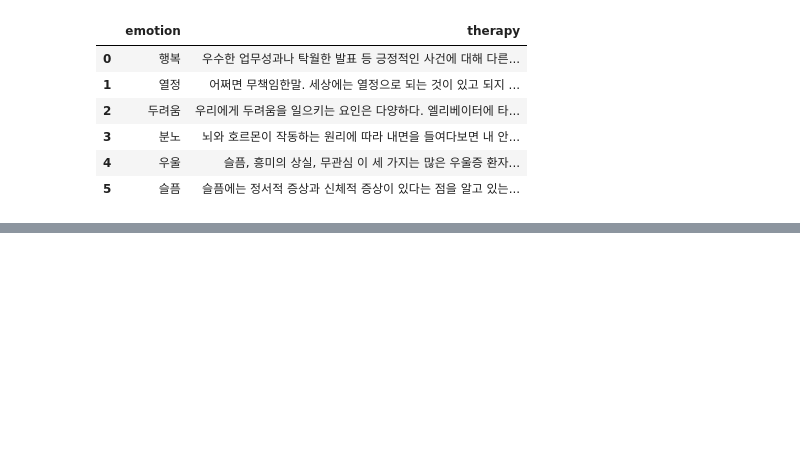
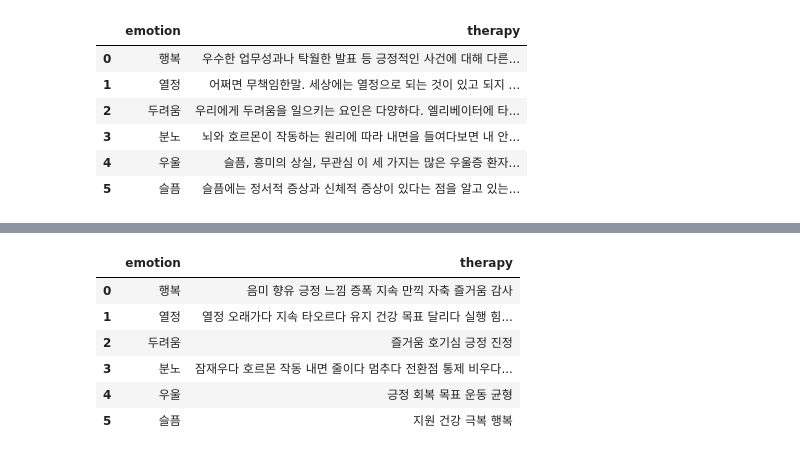
Before and after one commit to sigongjoa/emotion_thearpy, a Jupyter notebook: notebooks/check_emtion_data.ipynb, the cells around one changed output, grey strips where cells are left out. Cells and saved outputs as stored; diff of their text form; code cells hidden in the pictures; blank space fills up the shorter version.

```diff
--- a/notebooks/check_emtion_data.ipynb
+++ b/notebooks/check_emtion_data.ipynb
@@ -294,0 +238,11 @@ XYZ.sim_word_to_csv(1000,f'simwords {topn} in wiki data.csv')
+# %%
+h_data = pd.read_csv("../data/emotion_data_hand_craft.csv")
+h_data
+# %% [output]
+|  | emotion | therapy |
+| 0 | 행복 | 음미 향유 긍정 느낌 증폭 지속 만끽 자축 즐거움 감사 |
+| 1 | 열정 | 열정 오래가다 지속 타오르다 유지 건강 목표 달리다 실행 힘... |
+| 2 | 두려움 | 즐거움 호기심 긍정 진정 |
+| 3 | 분노 | 잠재우다 호르몬 작동 내면 줄이다 멈추다 전환점 통제 비우다... |
+| 4 | 우울 | 긍정 회복 목표 운동 균형 |
+| 5 | 슬픔 | 지원 건강 극복 행복 |
```
Also changed, not shown: parts of 11 cells of this notebook, 9 other files.
